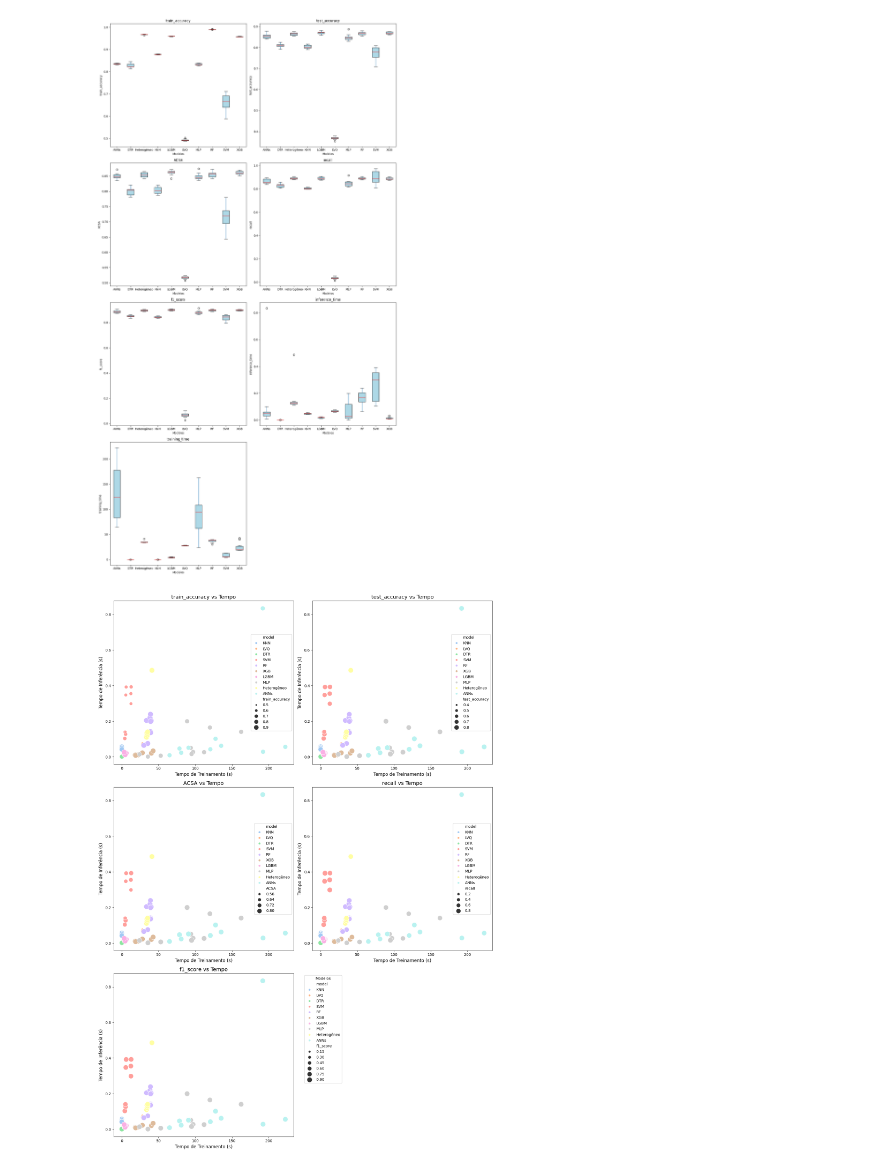
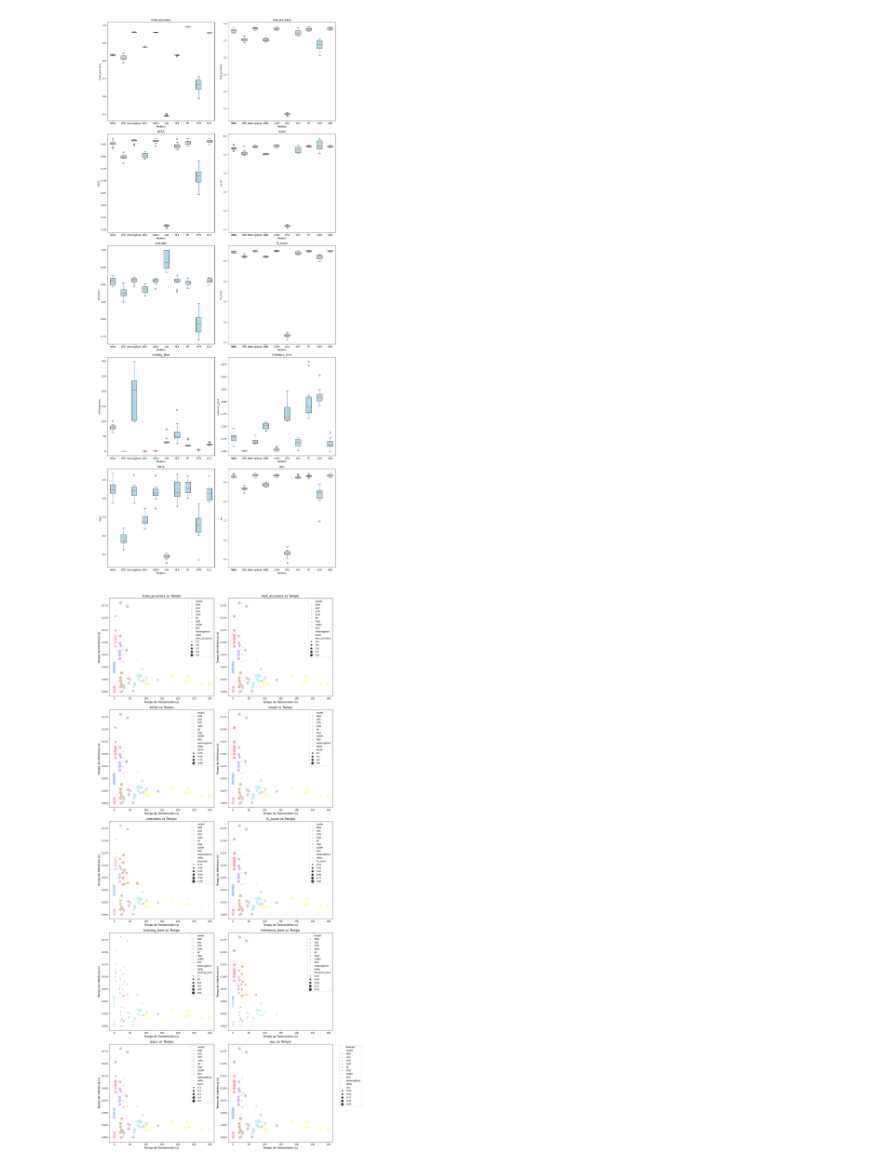
Before and after one commit to giulliabraga/magic-crisp-dm, a Jupyter notebook: notebooks/cv_results.ipynb, the cells around one changed output. Drawn from its saved outputs; the diff is of its cells as text; code cells hidden in the pictures.

Commit message:
updated results

```diff
--- a/notebooks/cv_results.ipynb
+++ b/notebooks/cv_results.ipynb
@@ -18,14 +16,13 @@ best_models, ensembles = models_to_cv()
 
 metrics = {}
 for model in best_models.keys():
-    metrics[model] = pd.read_csv(f'../metrics/metrics_{model}_cv.csv')
-
+    metrics[model] = pd.read_csv(f'../metrics_correct/metrics_adasyn_{model}_cv.csv')
 for model in ensembles.keys():
-    metrics[model] = pd.read_csv(f'../metrics/metrics_{model}_cv.csv')
+    metrics[model] = pd.read_csv(f'../metrics_correct/metrics_adasyn_{model}_cv.csv')
 # %%
 list_of_model_results = [metrics[model] for model in metrics.keys()]
 list_of_model_names = list(metrics.keys())
-list_of_metrics_names = ['train_accuracy', 'test_accuracy', 'ACSA', 'recall', 'precision', 'f1_score', 'training_time', 'inference_time']
+list_of_metrics_names = ['train_accuracy', 'test_accuracy', 'ACSA', 'recall', 'precision', 'f1_score', 'training_time', 'inference_time', 'loacc', 'auc']
 
 comp = StatisticalMethods(list_of_model_results, list_of_model_names, list_of_metrics_names)
 
@@ -199,10 +76,0 @@ for model in ensembles.keys():
-# %%
-list_of_model_results = [metrics[model] for model in metrics.keys()]
-list_of_model_names = list(metrics.keys())
-list_of_metrics_names = ['train_accuracy', 'test_accuracy', 'ACSA', 'recall', 'f1_score', 'training_time', 'inference_time']
-
-comp = StatisticalMethods(list_of_model_results, list_of_model_names, list_of_metrics_names)
-
-friedman_results, metrics_with_difference = comp.friedman_test()
-
-nemenyi_results = comp.nemenyi_test(metrics_with_difference)
@@ -346,16 +172,17 @@ nemenyi_results.loc[nemenyi_results['are_different'] == True]
 # %%
 plot_metric_boxplots(
     list_of_model_results=list_of_model_results,
     list_of_model_names=list_of_model_names,
-    list_of_metrics_names=['train_accuracy', 'test_accuracy', 'ACSA', 'recall', 'f1_score', 'inference_time', 'training_time']
+    list_of_metrics_names = list_of_metrics_names
 )
 # %% [output]
-[figure, old version]
+[figure, new version]
 # %%
 plot_time_vs_performance_scatter(
     list_of_model_results=list_of_model_results,
     list_of_model_names=list_of_model_names,
-    list_of_metrics_names=['train_accuracy', 'test_accuracy', 'ACSA', 'recall', 'f1_score']
+    list_of_metrics_names = list_of_metrics_names
+
 )
 # %% [output]
-[figure, old version]
+[figure, new version]
```
Also changed, not shown: parts of 21 cells of this notebook, 32 other files.
